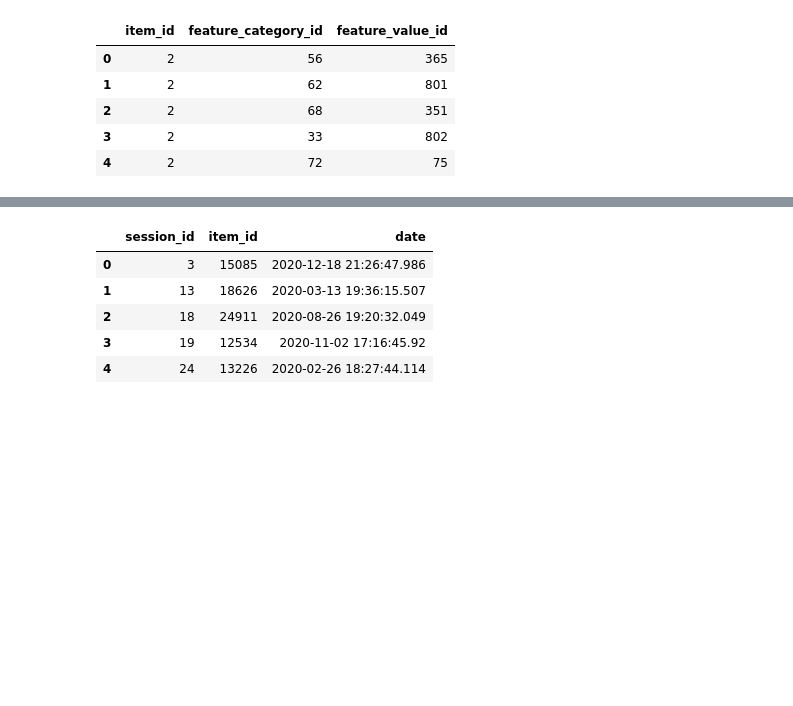
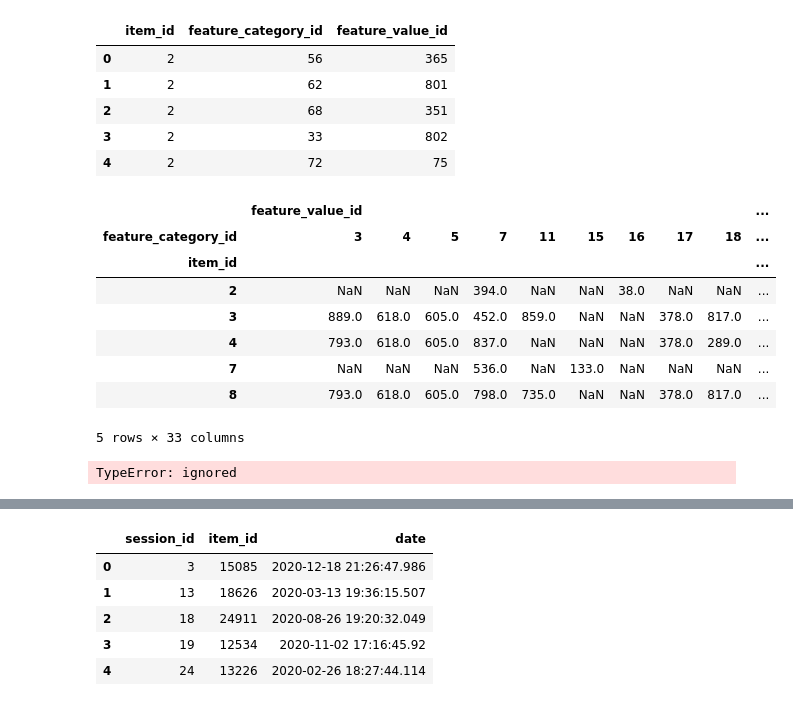
Before and after one commit to keuperj/DataScience22, a Jupyter notebook: project/data.ipynb, the cells around one changed output, grey strips where cells are left out. Drawn from its saved outputs; the diff is of its cells as text; code cells hidden in the pictures; blank space fills up the shorter version.

```diff
--- a/project/data.ipynb
+++ b/project/data.ipynb
@@ -58,3 +71,19 @@ features.head()
 | 2 | 2 | 68 | 351 |
 | 3 | 2 | 33 | 802 |
 | 4 | 2 | 72 | 75 |
+# %%
+features[:100].pivot(index='item_id',columns='feature_category_id')
+# %% [output]
+|  | feature_value_id |  |  |  |  |  |  |  |  | ... |
+| feature_category_id | 3 | 4 | 5 | 7 | 11 | 15 | 16 | 17 | 18 | ... |
+| item_id |  |  |  |  |  |  |  |  |  | ... |
+| 2 | NaN | NaN | NaN | 394.0 | NaN | NaN | 38.0 | NaN | NaN | ... |
+| 3 | 889.0 | 618.0 | 605.0 | 452.0 | 859.0 | NaN | NaN | 378.0 | 817.0 | ... |
+| 4 | 793.0 | 618.0 | 605.0 | 837.0 | NaN | NaN | NaN | 378.0 | 289.0 | ... |
+| 7 | NaN | NaN | NaN | 536.0 | NaN | 133.0 | NaN | NaN | NaN | ... |
+| 8 | 793.0 | 618.0 | 605.0 | 798.0 | 735.0 | NaN | NaN | 378.0 | 817.0 | ... |
+5 rows × 33 columns
+# %%
+features.pivot(index='item_id',columns='feature_category_id')
+# %% [output]
+TypeError: ignored
```
Also changed, not shown: parts of 6 cells of this notebook.
